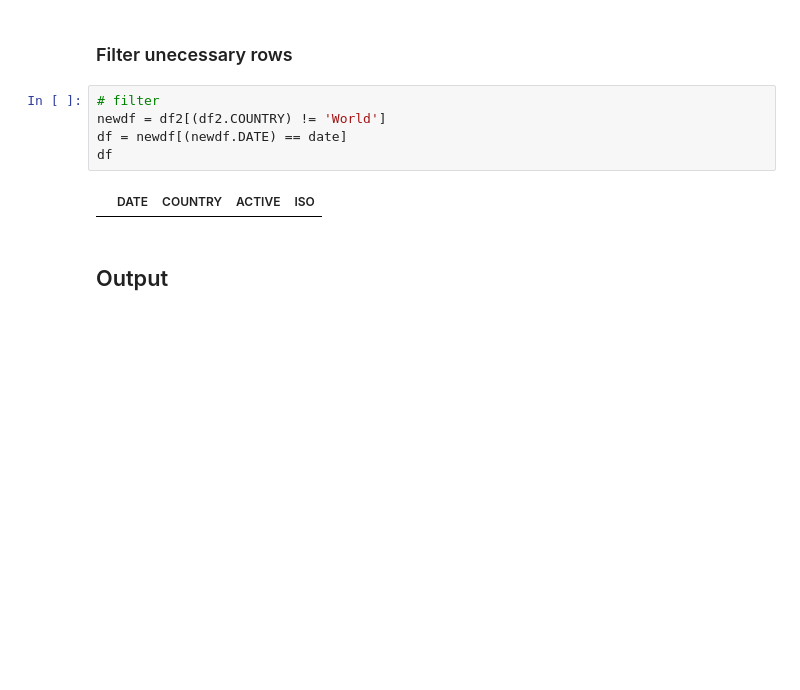
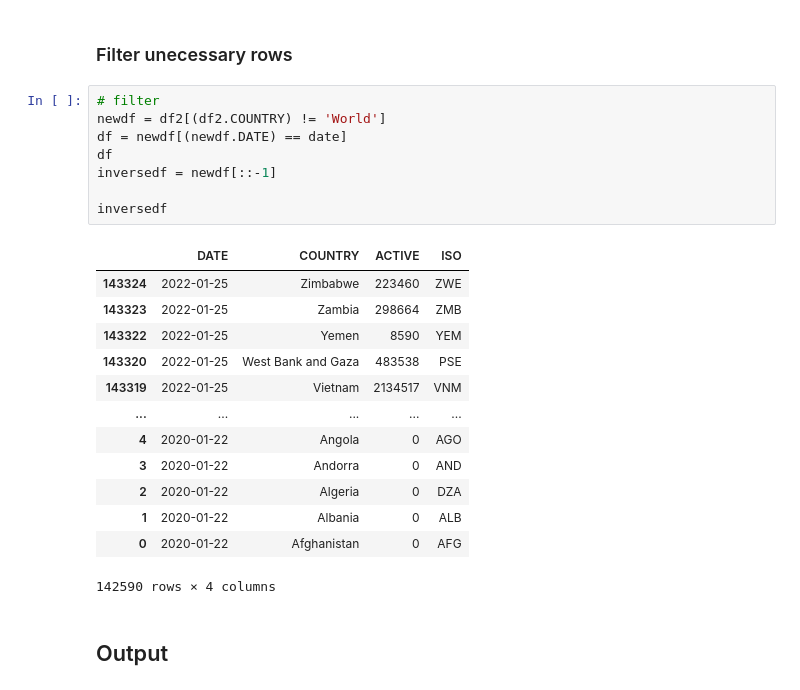
Before and after one commit to vivard/awesome-notebooks, a Jupyter notebook: WSR/John_Hopkins_Active_covid_cases_worldmap.ipynb, the cells around one changed output. Cells and saved outputs as stored; diff of their text form; blank space fills up the shorter version.

```diff
--- a/WSR/John_Hopkins_Active_covid_cases_worldmap.ipynb
+++ b/WSR/John_Hopkins_Active_covid_cases_worldmap.ipynb
@@ -220,10 +218,25 @@ Result contains 141469 (98.97%) values in the correct format and 1466 null value
 # %%
 # filter
 newdf = df2[(df2.COUNTRY) != 'World']
 df = newdf[(newdf.DATE) == date]
 df
+inversedf = newdf[::-1]
+
+inversedf
 # %% [output]
 |  | DATE | COUNTRY | ACTIVE | ISO |
+| 143324 | 2022-01-25 | Zimbabwe | 223460 | ZWE |
+| 143323 | 2022-01-25 | Zambia | 298664 | ZMB |
+| 143322 | 2022-01-25 | Yemen | 8590 | YEM |
+| 143320 | 2022-01-25 | West Bank and Gaza | 483538 | PSE |
+| 143319 | 2022-01-25 | Vietnam | 2134517 | VNM |
+| ... | ... | ... | ... | ... |
+| 4 | 2020-01-22 | Angola | 0 | AGO |
+| 3 | 2020-01-22 | Andorra | 0 | AND |
+| 2 | 2020-01-22 | Algeria | 0 | DZA |
+| 1 | 2020-01-22 | Albania | 0 | ALB |
+| 0 | 2020-01-22 | Afghanistan | 0 | AFG |
+142590 rows × 4 columns
 # %% [markdown]
 ## Output
 # %% [markdown]
```
Also changed, not shown: parts of 11 cells of this notebook.
